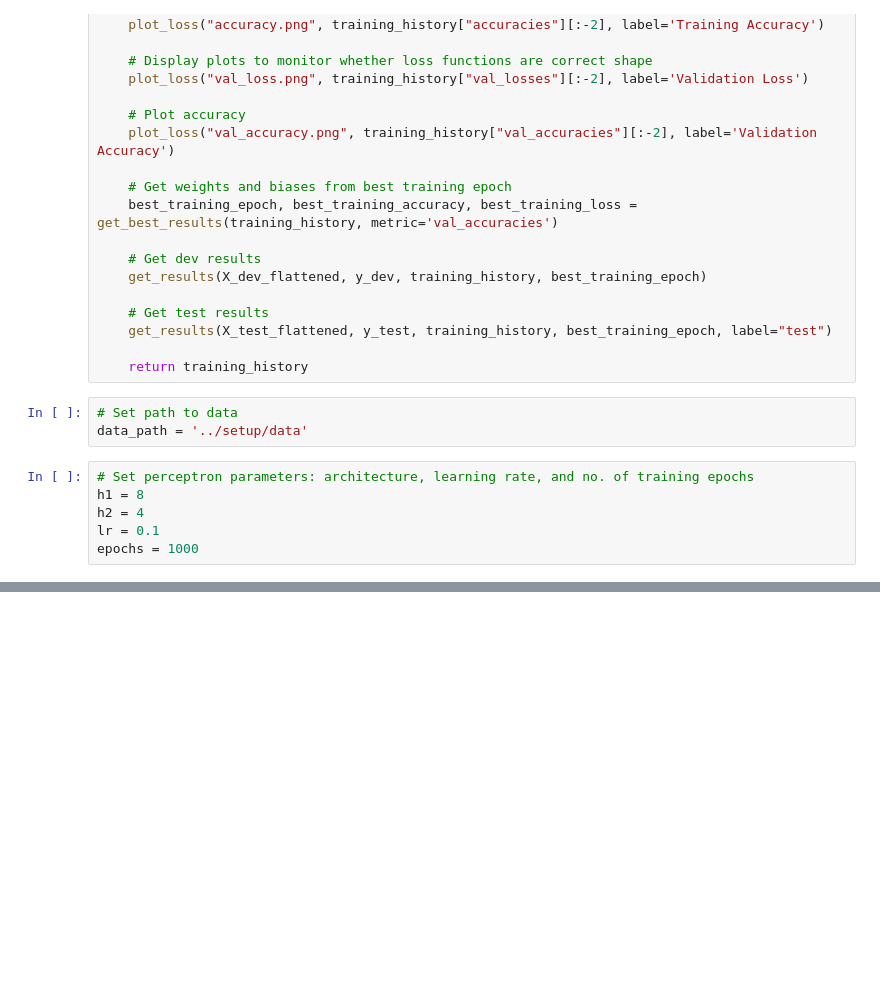
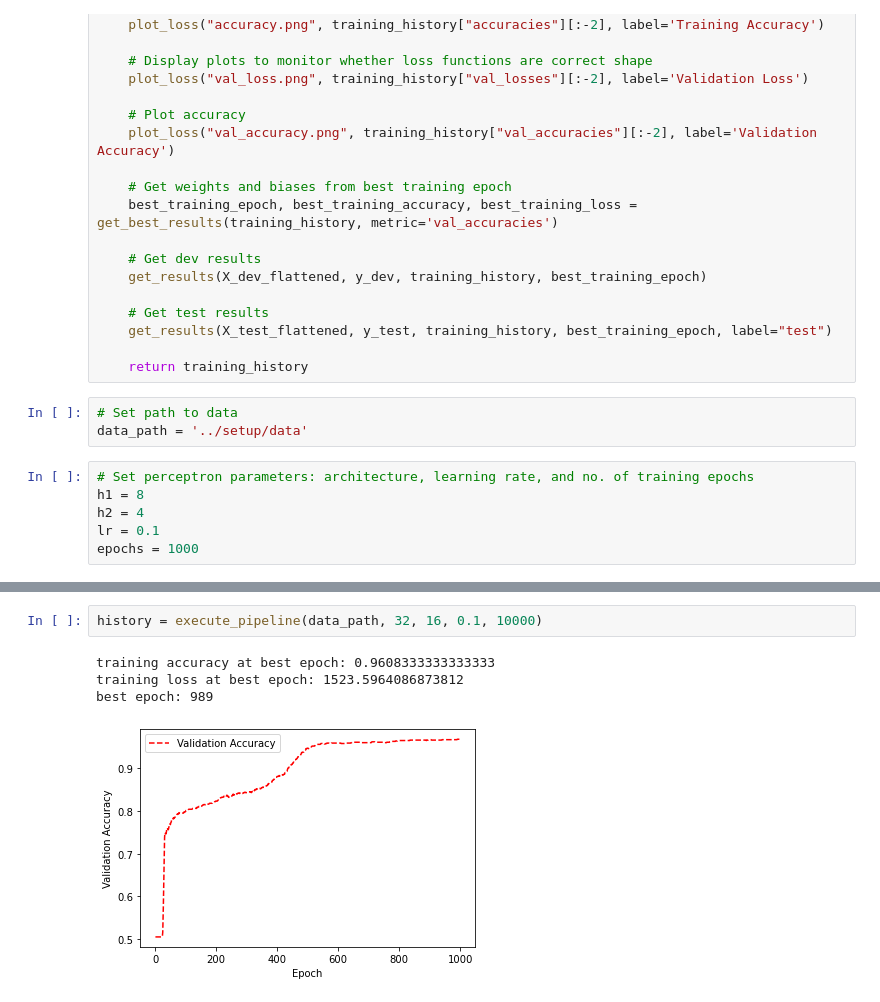
Before and after one commit to akshatgoel92/vanilla-perceptron, a Jupyter notebook: src/03_three_layer_mlp.ipynb, the cells around one changed output, grey strips where cells are left out. Saved outputs shown, nothing was run; the diff lists cells and outputs as text; blank space fills up the shorter version.

```diff
--- a/src/03_three_layer_mlp.ipynb
+++ b/src/03_three_layer_mlp.ipynb
@@ -506,0 +543,7 @@ history = execute_pipeline(data_path, h1, h2, lr, epochs)
+# %%
+history = execute_pipeline(data_path, 32, 16, 0.1, 10000)
+# %% [output]
+training accuracy at best epoch: 0.9608333333333333
+training loss at best epoch: 1523.5964086873812
+best epoch: 989
+[figure, added]
```
Also changed, not shown: parts of 7 cells of this notebook.
